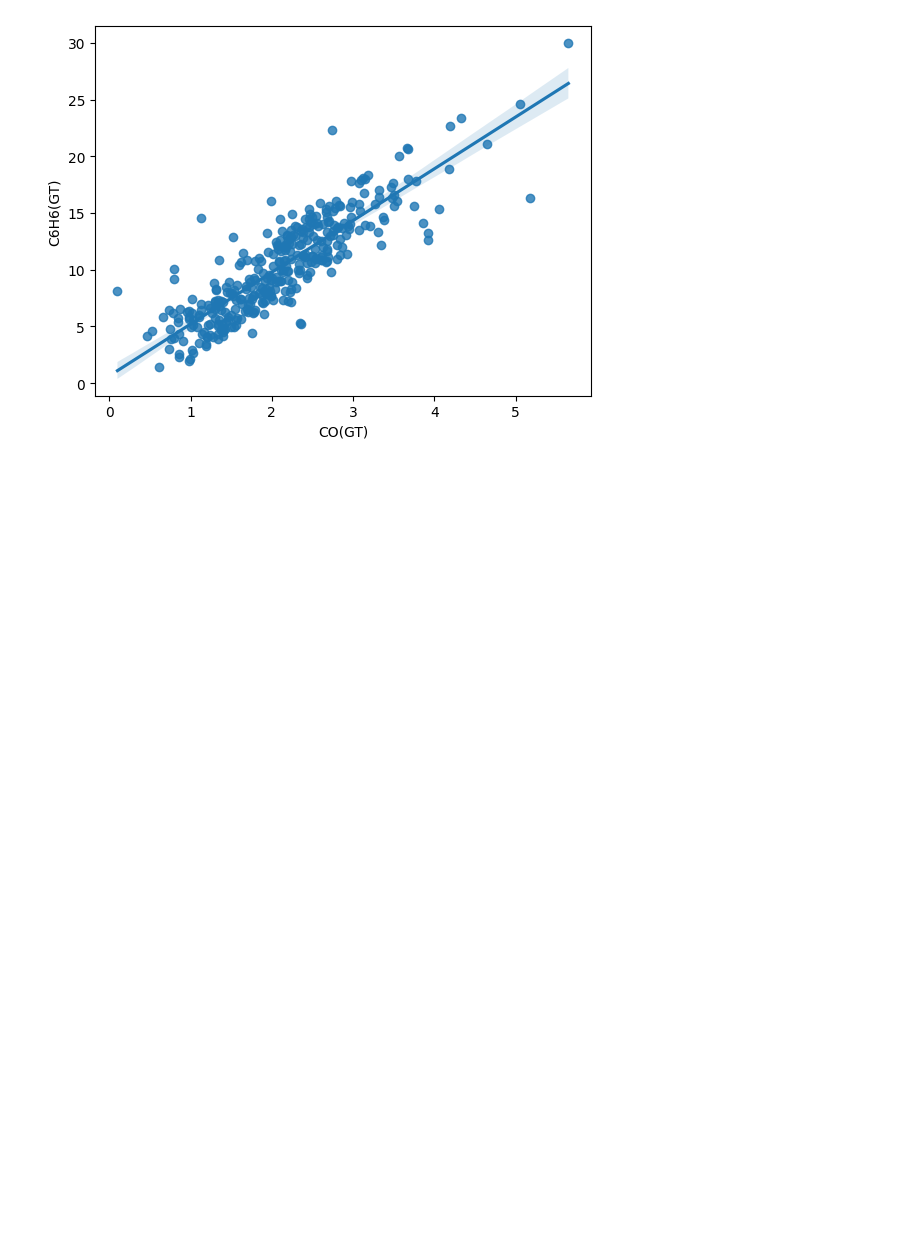
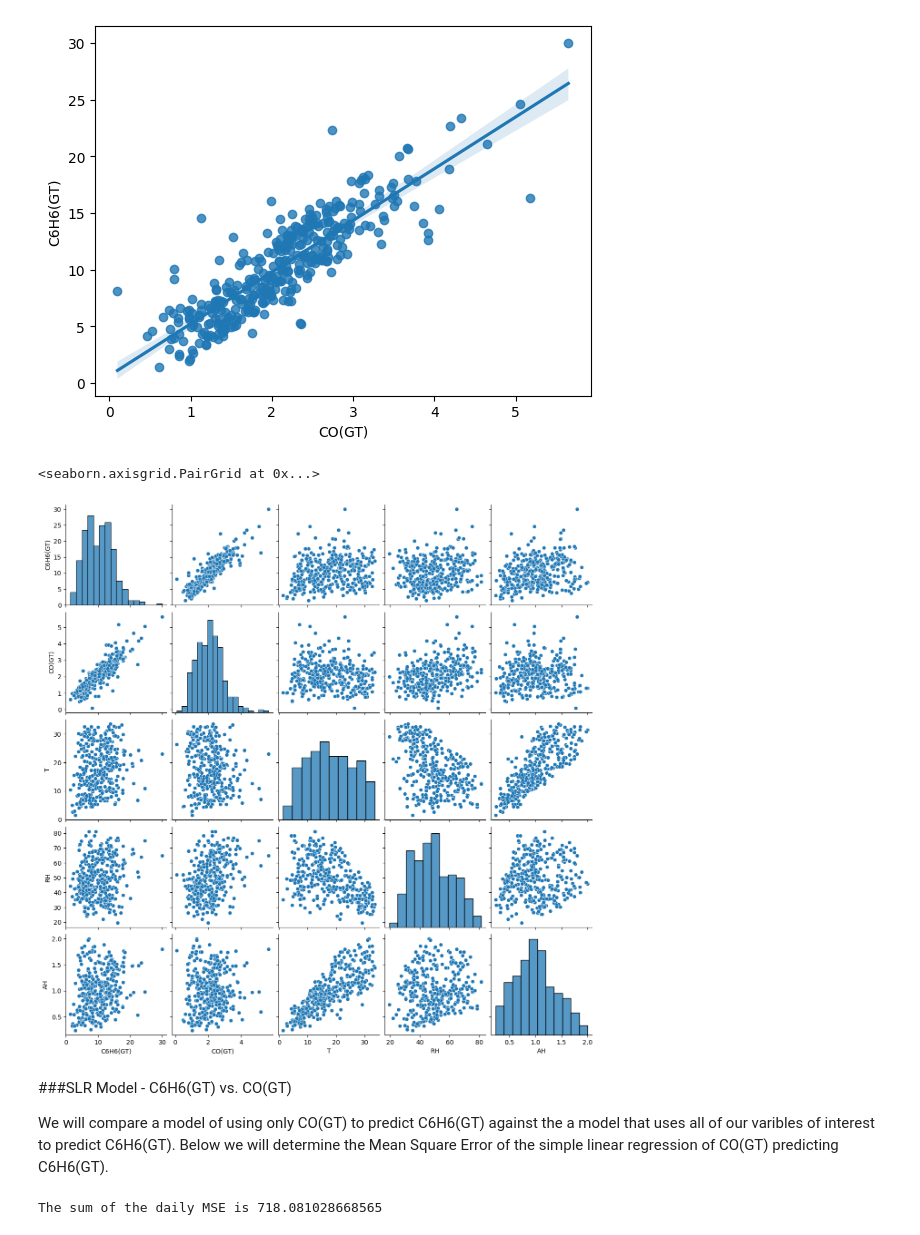
Before and after one commit to plindma/ST-554-Project1, a Jupyter notebook: Task3/ST554_Project_1_Task_3.ipynb, the cells around one changed output. Cells and saved outputs as stored; diff of their text form; code cells hidden in the pictures; blank space fills up the shorter version.

```diff
--- a/Task3/ST554_Project_1_Task_3.ipynb
+++ b/Task3/ST554_Project_1_Task_3.ipynb
@@ -112,0 +137,42 @@ beta_0 = reg.intercept_
+# %%
+sns.pairplot(daily_avg_df)
+# %% [output]
+<seaborn.axisgrid.PairGrid at 0x...>
+[figure, added]
+# %% [markdown]
+###SLR Model - C6H6(GT) vs. CO(GT)
+
+We will compare a model of using only CO(GT) to predict C6H6(GT) against the a model that uses all of our varibles of interest to predict C6H6(GT). Below we will determine the Mean Square Error of the simple linear regression of CO(GT) predicting C6H6(GT).
+# %%
+reg = linear_model.LinearRegression()
+
+#Put the individual MSE's in a list so that you can search for a specific day if desired
+MSE_list = []
+start = 250
+end = daily_avg_df.shape[0]
+
+
+for current_day in range(start,end):
+    x = daily_avg_df.loc[:current_day, 'CO(GT)'].values.reshape(-1,1)
+    y = daily_avg_df.loc[:current_day, 'C6H6(GT)']
+
+    #run fit and prediction
+    reg.fit(x,y)
+    pred = reg.predict(daily_avg_df.loc[current_day + 1, ['CO(GT)']].values.reshape(-1,1))
+
+    #Print daily predicition and actual value
+    #print("Prediction for day " + str(current_day + 1) + " is " + str(pred[0]))
+    #print("Actual value for day " + str(current_day + 1) + " is " + str(daily_avg_df.loc[current_day + 1, 'C6H6(GT)']))
+
+    #compute and print MSE
+    MSE = metrics.mean_squared_error(daily_avg_df.loc[current_day + 1, ['C6H6(GT)']], pred)
+    #print("MSE for day " + str(current_day + 1) + " is " + str(MSE) + "\n")
+
+    #Append daily MSE value to a list of MSE values.
+    MSE_list.append(MSE)
+
+#Sum up all MSE values to calculate the actual MSE of the prediction
+sum_MSE = sum(MSE_list)
+print("The sum of the daily MSE is " + str(sum_MSE))
+# %% [output]
+The sum of the daily MSE is 718.081028668565
```
Also changed, not shown: parts of 25 cells of this notebook.
